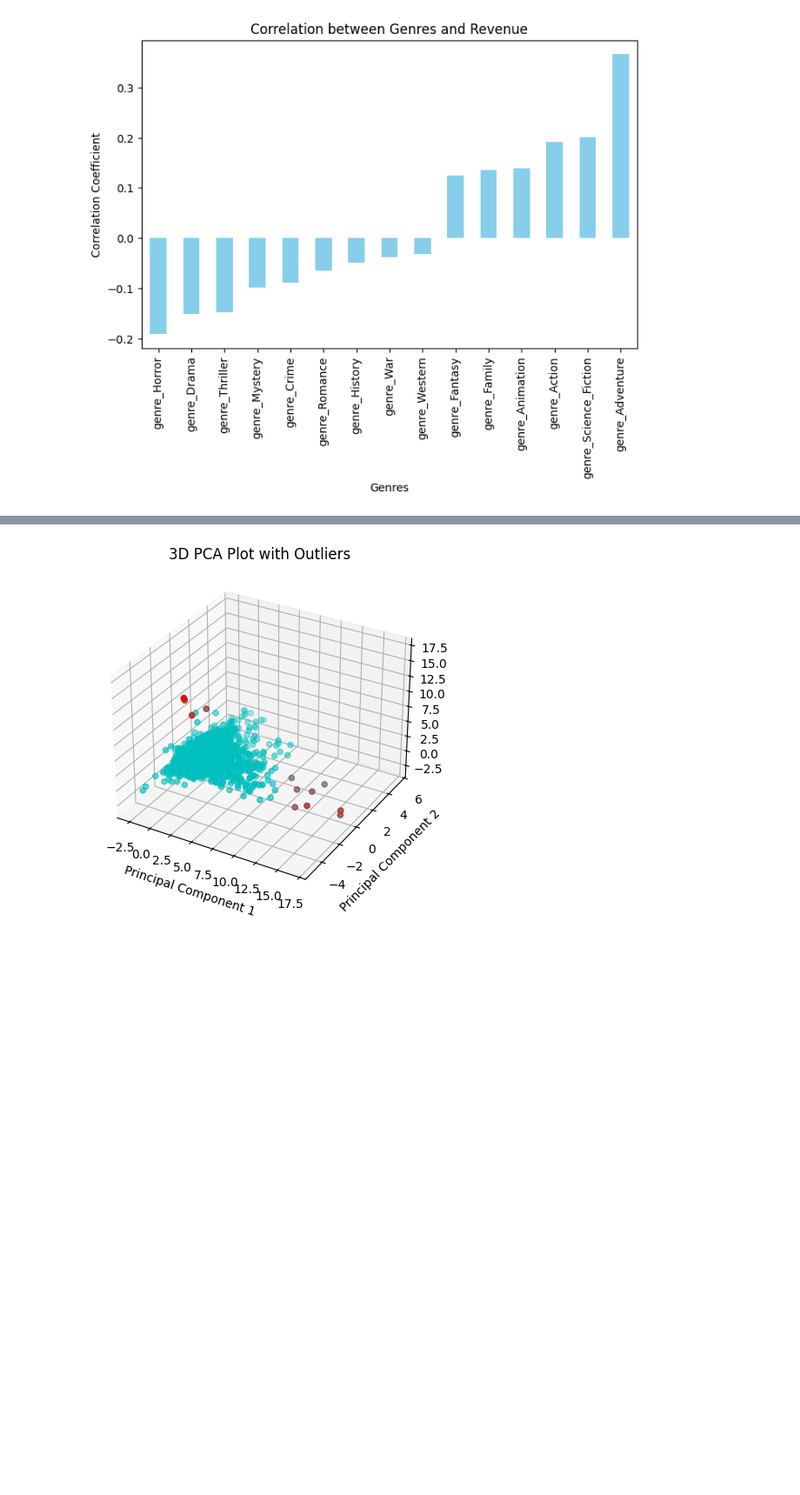
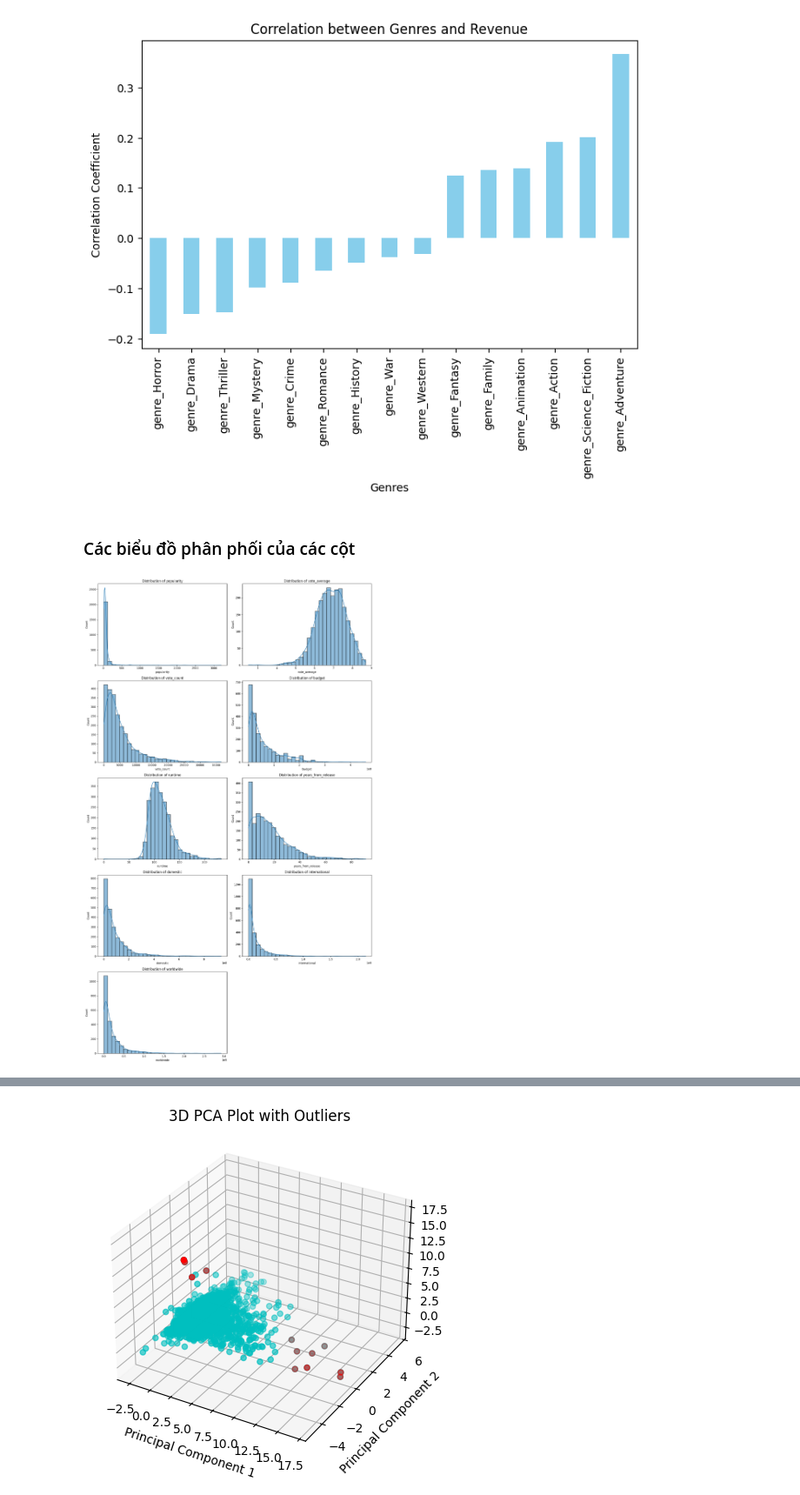
Before and after one commit to minhnhat-nguyen/HCMUS-Movie-Analytics, a Jupyter notebook: notebook/EDA.ipynb, the cells around one changed output, grey strips where cells are left out. Shown at 87% size. Saved outputs shown, nothing was run; the diff lists cells and outputs as text; code cells hidden in the pictures; blank space fills up the shorter version.

Commit message:
More EDA visualizer

```diff
--- a/notebook/EDA.ipynb
+++ b/notebook/EDA.ipynb
@@ -159,6 +161,24 @@ plt.xlabel('Genres')
 plt.show()
 # %% [output]
 [figure]
+# %% [markdown]
+### Các biểu đồ phân phối của các cột
+# %%
+numerical_cols = cleaned_data.select_dtypes(include=['int64', 'float64']).columns
+n_cols = 2
+n_rows = (len(numerical_cols) + 1) // 2
+plt.figure(figsize=(15, 5*n_rows))
+for idx, col in enumerate(numerical_cols, 1):
+    plt.subplot(n_rows, n_cols, idx)
+    sns.histplot(data=cleaned_data, x=col, bins=30, kde=True)
+    plt.title(f'Distribution of {col}')
+    plt.xlabel(col)
+    plt.ylabel('Count')
+
+plt.tight_layout()
+plt.show()
+# %% [output]
+[figure, added]
 # %%
 from sklearn.decomposition import PCA
 from sklearn.preprocessing import StandardScaler
```
Also changed, not shown: parts of 1 cell of this notebook.
